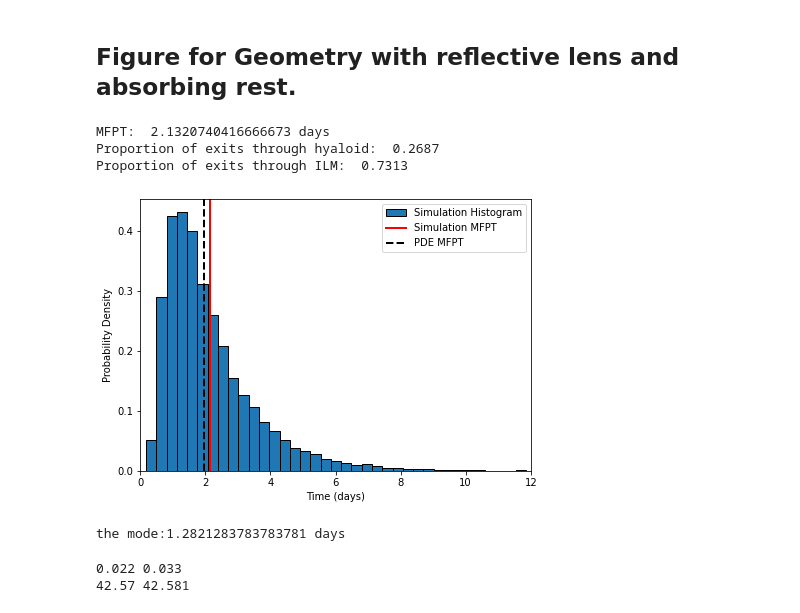
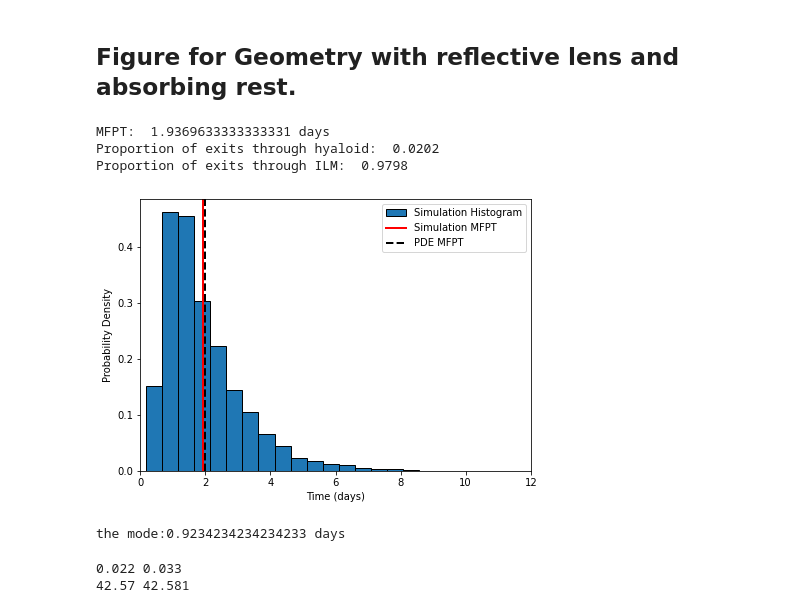
Before and after one commit to patricia-lamy/randomwalk_3d, a Jupyter notebook: figures.ipynb, the cells around one changed output. Cells and saved outputs as stored; diff of their text form; code cells hidden in the pictures.

```diff
--- a/figures.ipynb
+++ b/figures.ipynb
@@ -7,46 +7,47 @@ import numpy as np
 ## Figure for Geometry with reflective lens and absorbing rest.
 # %%
 ## Importing data and looking at mean values and proportions
-data = np.genfromtxt("data/fpt_array_geom0.1_24-01-2023_deltat0.01.csv", delimiter=",")
+data = np.genfromtxt("data/fpt_array_geomC_25-01-2023_deltat0.02.csv", delimiter=",")
 fpt = data[:,0]
 exit = data[:,1]
 
 #pde_mfpt_mean = 1.8756  # Geometry A
-pde_mfpt_mean = 1.9453
+#pde_mfpt_mean = 1.9453 # Geom B
+pde_mfpt_mean = 2.0027 # Geom C
 
 # Looking at mean first passage time
 fpt_mean = np.nanmean(fpt)
 # Looking at proportion of exit from hyaloid and ilm
 prop_hya = np.count_nonzero(exit == 0)/np.count_nonzero(~np.isnan(exit))
 prop_ilm = np.count_nonzero(exit == 1)/np.count_nonzero(~np.isnan(exit))
 
 print('MFPT: ', fpt_mean/24, 'days')
 print('Proportion of exits through hyaloid: ', prop_hya)
 print('Proportion of exits through ILM: ', prop_ilm)
 
 # Plot histogram without NaN values.
 fpt_days = fpt/24
 # Plot histogram without NaN values.
 fig,ax = plt.subplots(1,1)
 fig.set_size_inches(7,5)
 n, bins, patches = ax.hist(fpt_days[~np.isnan(fpt_days)], bins=37, density=True, edgecolor = "black", label = 'Simulation Histogram')
 ax.set_xlabel('Time (days)')
 ax.set_ylabel('Probability Density')
 plt.axvline(x=fpt_mean/24, color='red', linestyle='-', linewidth=2, label = 'Simulation MFPT')
 plt.axvline(x=pde_mfpt_mean, color='black', linestyle='--', linewidth=2, label = 'PDE MFPT')
 ax.set_xlim([0, 12])
 plt.legend()
 #plt.savefig('fpt_pdf_geom1_p1_05-12-2022_days.eps', format='eps')
 plt.show()
 
 mode_index = n.argmax()
 print('the mode:'+ str((bins[mode_index] + bins[mode_index+1])/2), 'days')
 # %% [output]
-MFPT:  2.1320740416666673 days
-Proportion of exits through hyaloid:  0.2687
-Proportion of exits through ILM:  0.7313
+MFPT:  1.9369633333333331 days
+Proportion of exits through hyaloid:  0.0202
+Proportion of exits through ILM:  0.9798
-[figure, old version]
+[figure, new version]
-the mode:1.2821283783783781 days
+the mode:0.9234234234234233 days
 # %%
 data = np.genfromtxt("time_array_geom0_20-01-2023_tests.csv", delimiter=",")
 time = data
```
Also changed, not shown: 4 other files.
